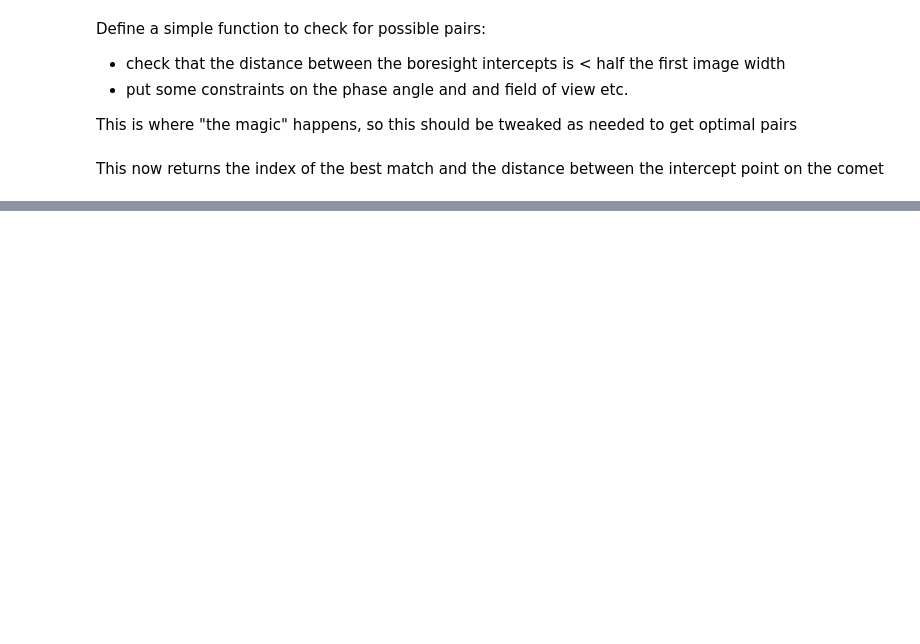
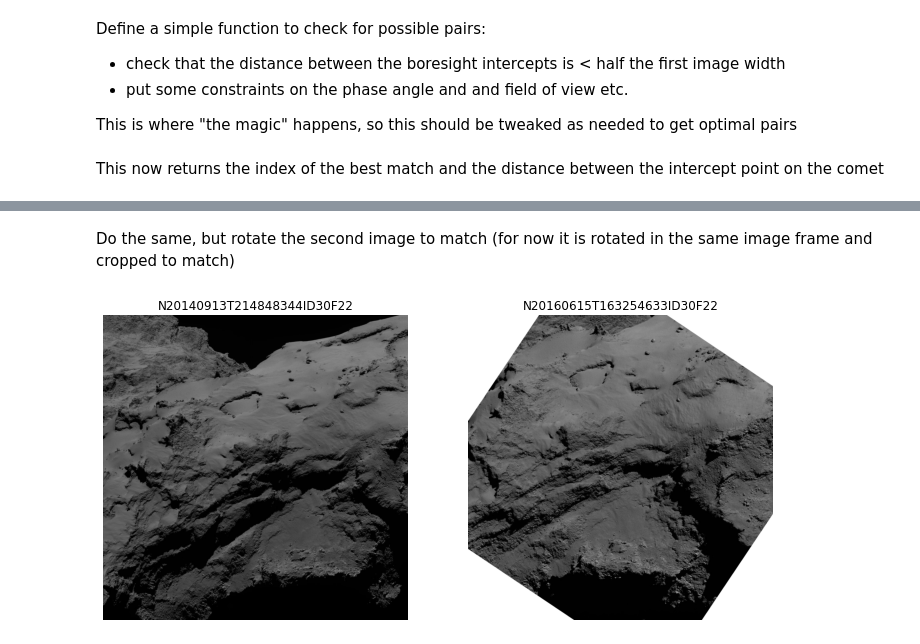
Before and after one commit to msbentley/osiris_zoo, a Jupyter notebook: rosetta_zoo_pairs.ipynb, the cells around one changed output, grey strips where cells are left out. Cells and saved outputs as stored; diff of their text form; code cells hidden in the pictures; blank space fills up the shorter version.

```diff
--- a/rosetta_zoo_pairs.ipynb
+++ b/rosetta_zoo_pairs.ipynb
@@ -100,0 +138,6 @@ HBox(children=(Image(value=b'\xff\xd8\xff\xe0\x00\x10JFIF\x00\x01\x01\x01\x00`\x
+# %% [markdown]
+Do the same, but rotate the second image to match (for now it is rotated in the same image frame and cropped to match)
+# %%
+show_pair(pre, post, 0, rotate=True)
+# %% [output]
+[figure, added]
```
Also changed, not shown: parts of 24 cells of this notebook, 3 other files.
